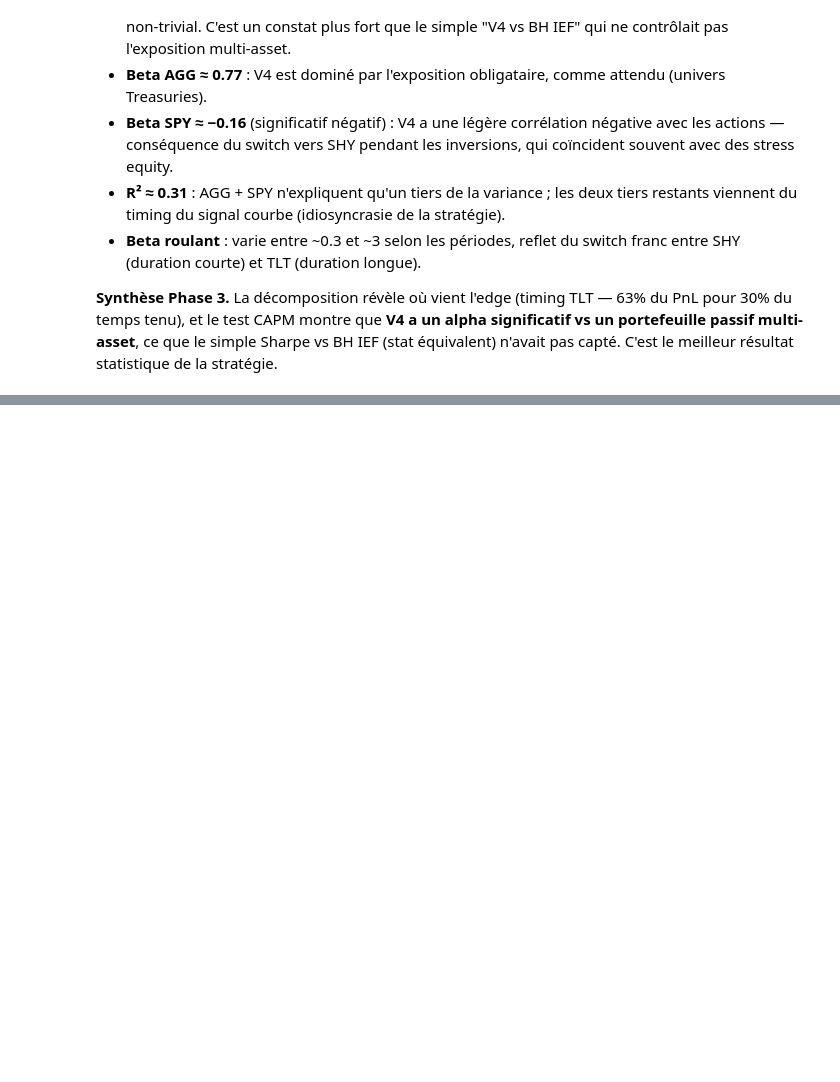
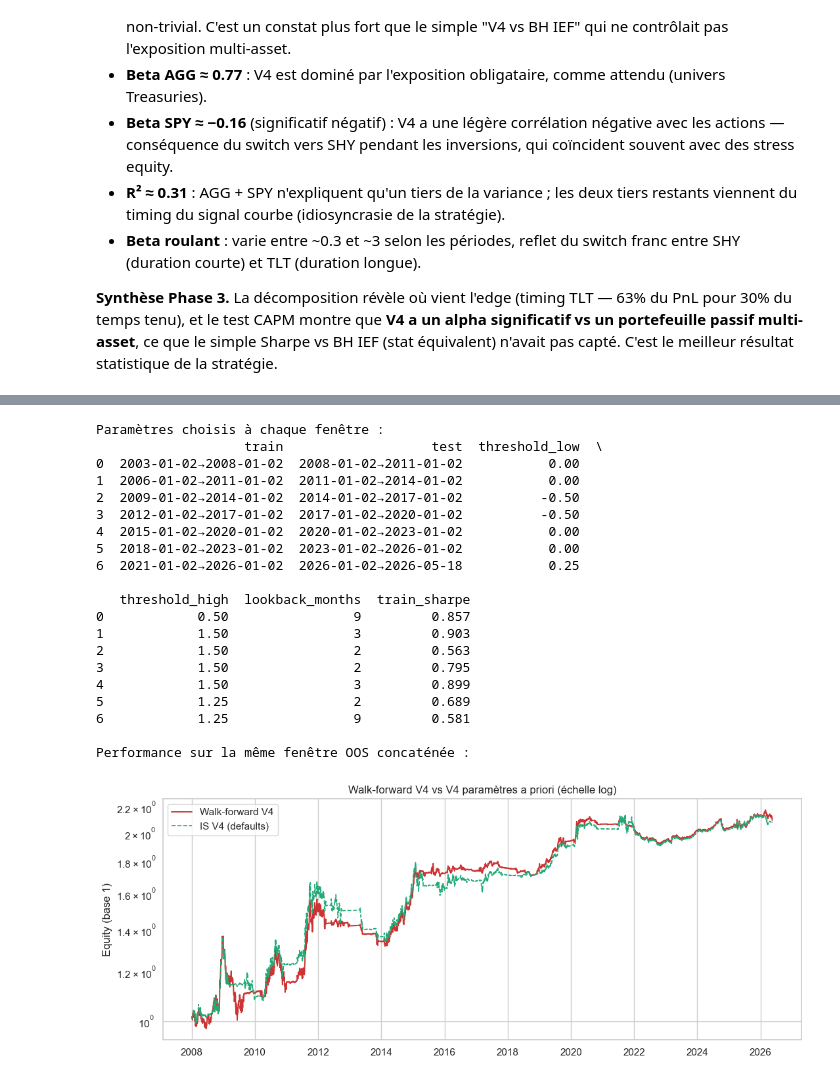
Before and after one commit to jbouniol/financial-engineering-lbo, a Jupyter notebook: notebooks/02_backtest_and_strategy.ipynb, the cells around one changed output, grey strips where cells are left out. Cells and saved outputs as stored; diff of their text form; code cells hidden in the pictures; blank space fills up the shorter version.

```diff
--- a/notebooks/02_backtest_and_strategy.ipynb
+++ b/notebooks/02_backtest_and_strategy.ipynb
@@ -560,0 +591,56 @@ Régression CAPM-like : V4 sur (AGG, SPY), rf = DGS3MO, Newey-West HAC :
+# %%
+from src.robustness import walk_forward_v4
+
+wf = walk_forward_v4(yields, prices, train_years=5, test_years=3,
+                     tc_bps=2.0, slip_bps=2.0)
+
+print("Paramètres choisis à chaque fenêtre :")
+print(wf["params"])
+print()
+
+# Compare WF V4 vs IS V4 (default params) sur la même période OOS concatenée
+wf_period = wf["net_ret"].index
+v4_default_ret = v4["net_ret"].loc[wf_period[0]:wf_period[-1]]
+v4_default_eq  = (1 + v4_default_ret).cumprod()
+
+wf_m  = perf_metrics(wf["net_ret"], wf["equity"], turnover=None)
+def_m = perf_metrics(v4_default_ret, v4_default_eq, turnover=None)
+
+cmp = pd.DataFrame({
+    "Walk-forward V4 (params re-fittés / 3 ans)": wf_m,
+    "IS V4 (params a priori : 0%, 1%, 3M)":        def_m,
+}).T.round(3)
+print("Performance sur la même fenêtre OOS concaténée :")
+cmp
+
+# Plot equity walk-forward vs in-sample
+fig, ax = plt.subplots(figsize=(11, 4.5))
+ax.plot(wf["equity"].index, wf["equity"].values, label="Walk-forward V4", color="#c33", lw=1.4)
+ax.plot(v4_default_eq.index, v4_default_eq.values, label="IS V4 (defaults)", color="#2a7", lw=1.2, ls="--")
+ax.set_yscale("log")
+ax.set_title("Walk-forward V4 vs V4 paramètres a priori (échelle log)")
+ax.set_ylabel("Equity (base 1)")
+ax.legend()
+plt.tight_layout()
+# %% [output]
+Paramètres choisis à chaque fenêtre :
+                   train                   test  threshold_low  \
+0  2003-01-02→2008-01-02  2008-01-02→2011-01-02           0.00
+1  2006-01-02→2011-01-02  2011-01-02→2014-01-02           0.00
+2  2009-01-02→2014-01-02  2014-01-02→2017-01-02          -0.50
+3  2012-01-02→2017-01-02  2017-01-02→2020-01-02          -0.50
+4  2015-01-02→2020-01-02  2020-01-02→2023-01-02           0.00
+5  2018-01-02→2023-01-02  2023-01-02→2026-01-02           0.00
+6  2021-01-02→2026-01-02  2026-01-02→2026-05-18           0.25
+
+   threshold_high  lookback_months  train_sharpe
+0            0.50                9         0.857
+1            1.50                3         0.903
+2            1.50                2         0.563
+3            1.50                2         0.795
+4            1.50                3         0.899
+5            1.25                2         0.689
+6            1.25                9         0.581
+
+Performance sur la même fenêtre OOS concaténée :
+[figure, added]
```
Also changed, not shown: parts of 7 cells of this notebook, 2 other files.
